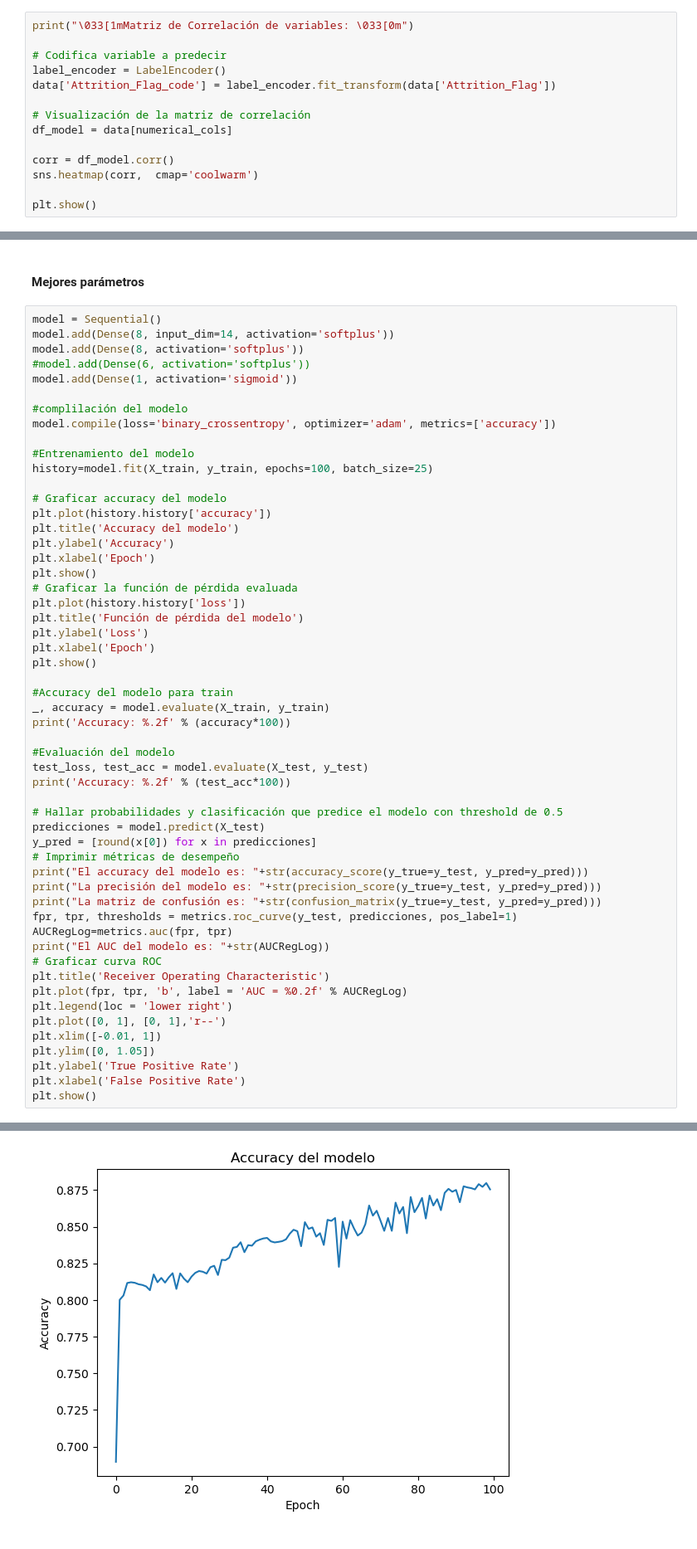
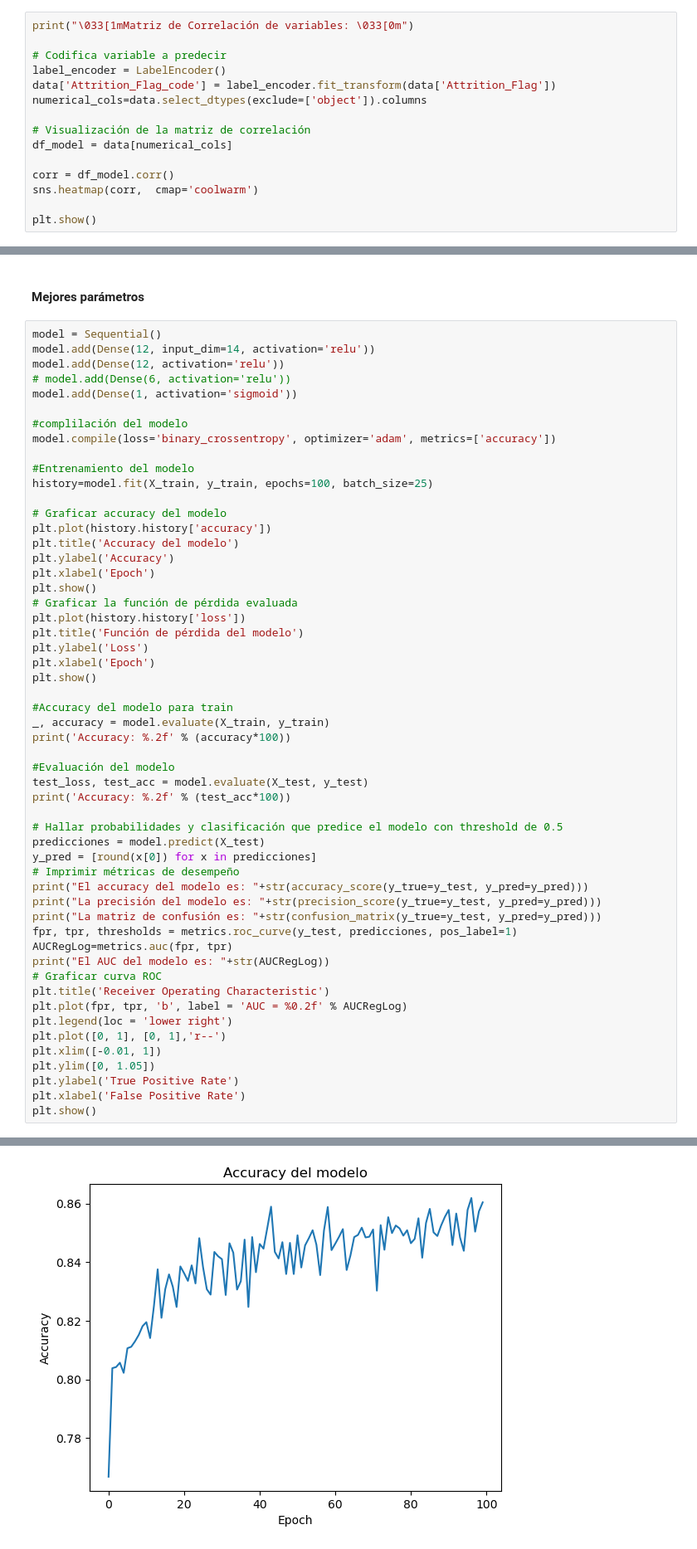
Before and after one commit to elkindavid/DeepLearning, a Jupyter notebook: S2TCPEP2.ipynb, the cells around one changed output, grey strips where cells are left out. Shown: that part at 83% size. Drawn from its saved outputs; the diff is of its cells as text.

```diff
--- a/S2TCPEP2.ipynb
+++ b/S2TCPEP2.ipynb
@@ -207,6 +214,7 @@ print("\033[1mMatriz de Correlación de variables: \033[0m")
 # Codifica variable a predecir
 label_encoder = LabelEncoder()
 data['Attrition_Flag_code'] = label_encoder.fit_transform(data['Attrition_Flag'])
+numerical_cols=data.select_dtypes(exclude=['object']).columns
 
 # Visualización de la matriz de correlación
 df_model = data[numerical_cols]
@@ -417,9 +429,9 @@ plt.show()
 #### Mejores parámetros
 # %%
 model = Sequential()
-model.add(Dense(8, input_dim=14, activation='softplus'))
-model.add(Dense(8, activation='softplus'))
-#model.add(Dense(6, activation='softplus'))
+model.add(Dense(12, input_dim=14, activation='relu'))
+model.add(Dense(12, activation='relu'))
+# model.add(Dense(6, activation='relu'))
 model.add(Dense(1, activation='sigmoid'))
 
 #complilación del modelo
@@ -490 +502 @@ Epoch 100/100
-[figure, old version]
+[figure, new version]
```
Also changed, not shown: parts of 17 cells of this notebook.
